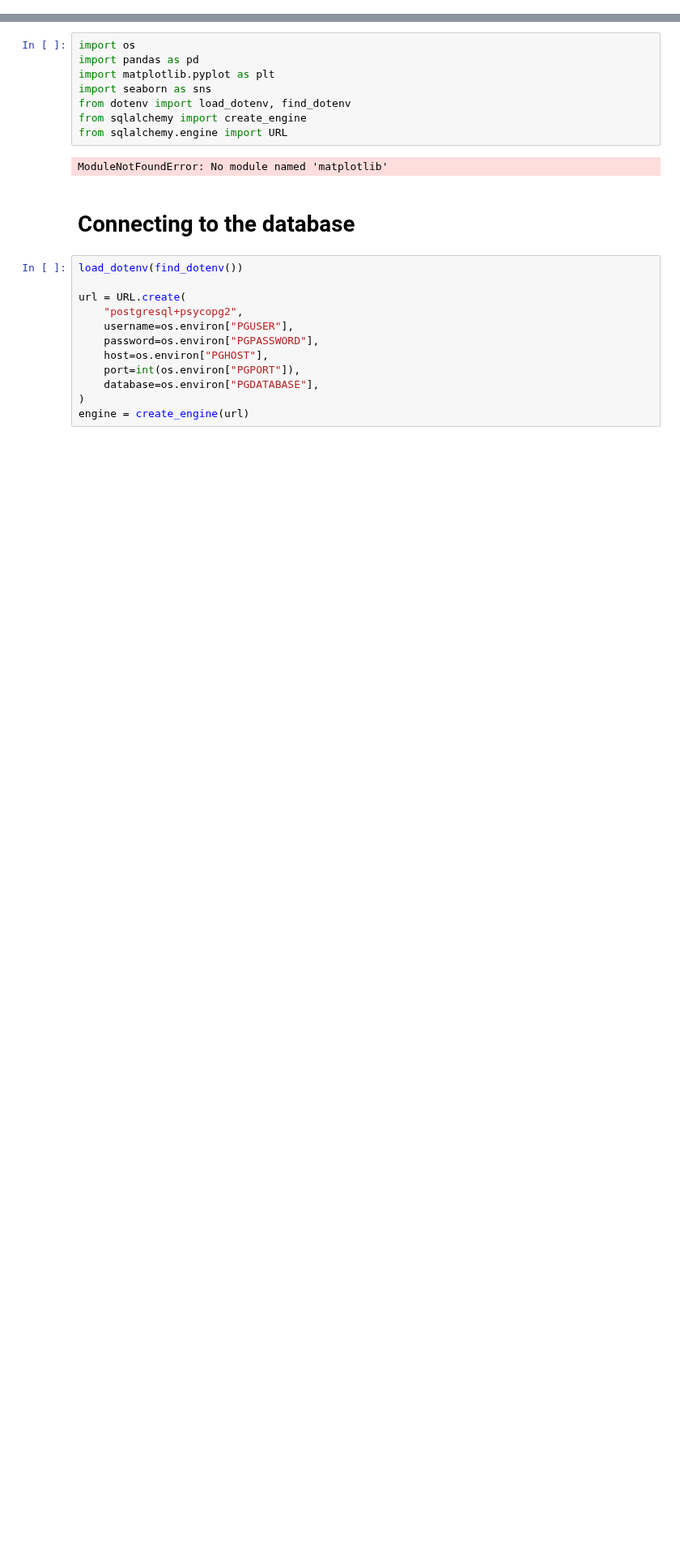
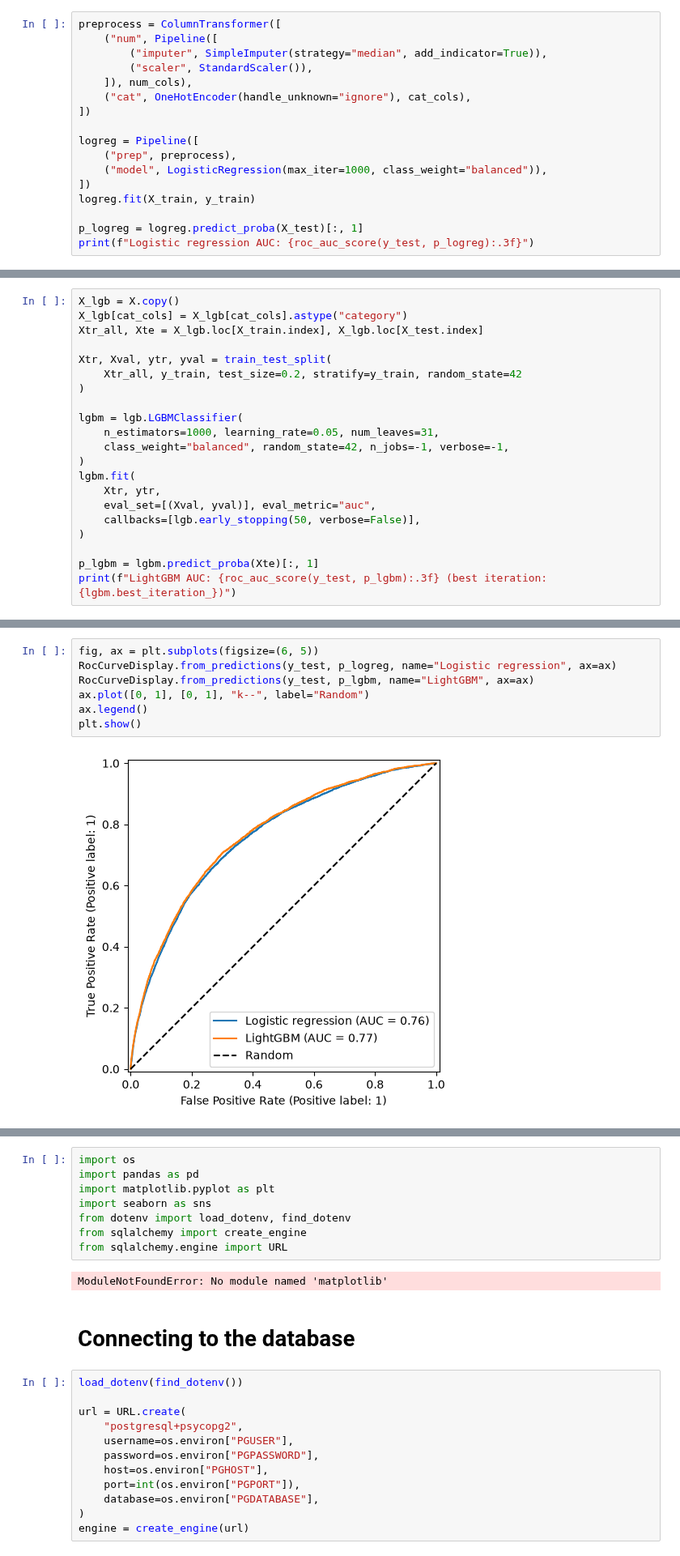
Before and after one commit to paulc02/loan-default-risk-analysis, a Jupyter notebook: notebooks/modeling.ipynb, the cells around one changed output, grey strips where cells are left out. Shown at 81% size. Cells and saved outputs as stored; diff of their text form; blank space fills up the shorter version.

```diff
--- a/notebooks/modeling.ipynb
+++ b/notebooks/modeling.ipynb
@@ -2,0 +138,17 @@
+# %%
+preprocess = ColumnTransformer([
+    ("num", Pipeline([
+        ("imputer", SimpleImputer(strategy="median", add_indicator=True)),
+        ("scaler", StandardScaler()),
+    ]), num_cols),
+    ("cat", OneHotEncoder(handle_unknown="ignore"), cat_cols),
+])
+
+logreg = Pipeline([
+    ("prep", preprocess),
+    ("model", LogisticRegression(max_iter=1000, class_weight="balanced")),
+])
+logreg.fit(X_train, y_train)
+
+p_logreg = logreg.predict_proba(X_test)[:, 1]
+print(f"Logistic regression AUC: {roc_auc_score(y_test, p_logreg):.3f}")
@@ -2,0 +161,21 @@
+# %%
+X_lgb = X.copy()
+X_lgb[cat_cols] = X_lgb[cat_cols].astype("category")
+Xtr_all, Xte = X_lgb.loc[X_train.index], X_lgb.loc[X_test.index]
+
+Xtr, Xval, ytr, yval = train_test_split(
+    Xtr_all, y_train, test_size=0.2, stratify=y_train, random_state=42
+)
+
+lgbm = lgb.LGBMClassifier(
+    n_estimators=1000, learning_rate=0.05, num_leaves=31,
+    class_weight="balanced", random_state=42, n_jobs=-1, verbose=-1,
+)
+lgbm.fit(
+    Xtr, ytr,
+    eval_set=[(Xval, yval)], eval_metric="auc",
+    callbacks=[lgb.early_stopping(50, verbose=False)],
+)
+
+p_lgbm = lgbm.predict_proba(Xte)[:, 1]
+print(f"LightGBM AUC: {roc_auc_score(y_test, p_lgbm):.3f} (best iteration: {lgbm.best_iteration_})")
@@ -2,0 +188,9 @@
+# %%
+fig, ax = plt.subplots(figsize=(6, 5))
+RocCurveDisplay.from_predictions(y_test, p_logreg, name="Logistic regression", ax=ax)
+RocCurveDisplay.from_predictions(y_test, p_lgbm, name="LightGBM", ax=ax)
+ax.plot([0, 1], [0, 1], "k--", label="Random")
+ax.legend()
+plt.show()
+# %% [output]
+[figure, added]
```
Also changed, not shown: parts of 31 cells of this notebook.
